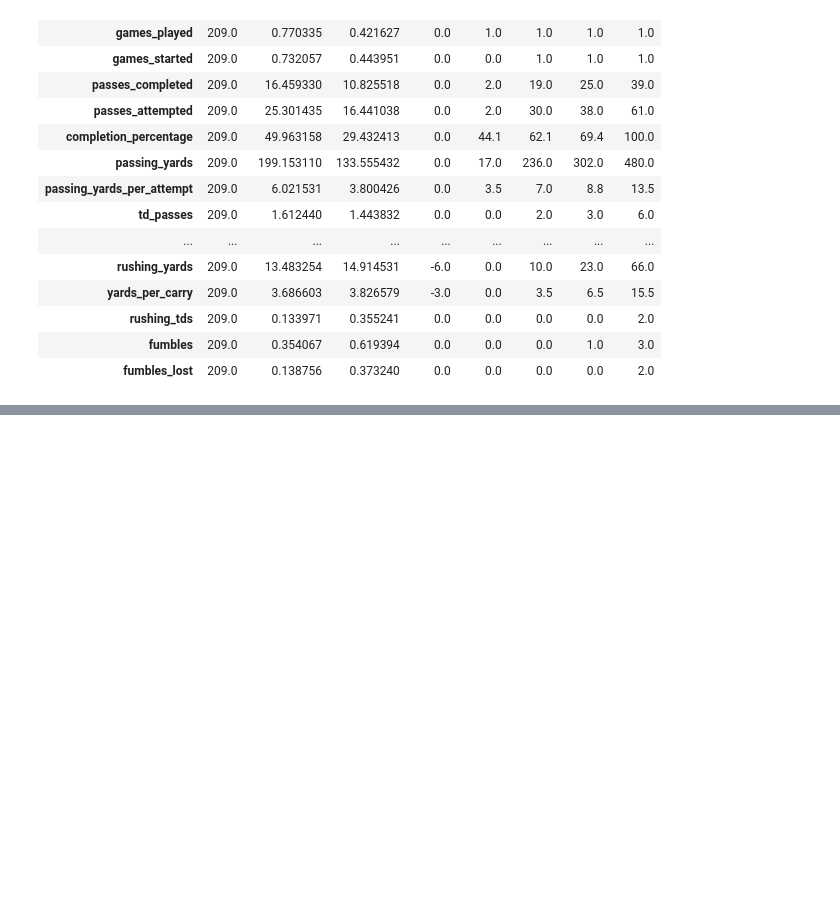
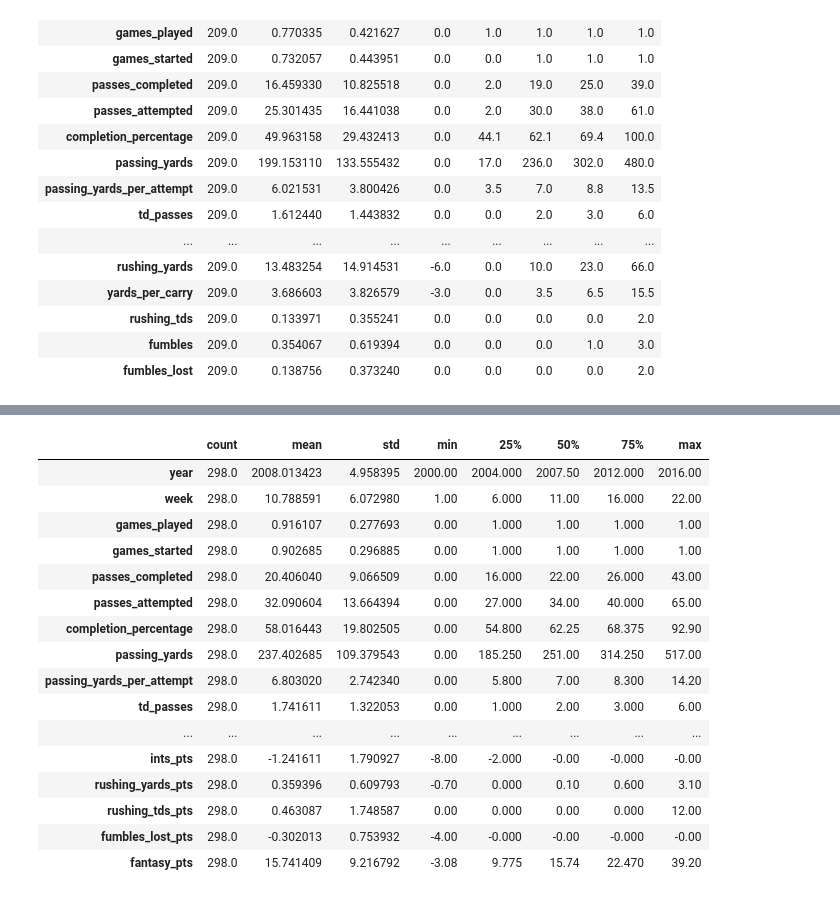
Before and after one commit to ccentola/nfl-eda, a Jupyter notebook: qb_game_logs.ipynb, the cells around one changed output, grey strips where cells are left out. Drawn from its saved outputs; the diff is of its cells as text; code cells hidden in the pictures; blank space fills up the shorter version.

```diff
--- a/qb_game_logs.ipynb
+++ b/qb_game_logs.ipynb
@@ -182,0 +263,20 @@ df[mask].describe().T
+# %%
+tb.describe().T
+# %% [output]
+|  | count | mean | std | min | 25% | 50% | 75% | max |
+| year | 298.0 | 2008.013423 | 4.958395 | 2000.00 | 2004.000 | 2007.50 | 2012.000 | 2016.00 |
+| week | 298.0 | 10.788591 | 6.072980 | 1.00 | 6.000 | 11.00 | 16.000 | 22.00 |
+| games_played | 298.0 | 0.916107 | 0.277693 | 0.00 | 1.000 | 1.00 | 1.000 | 1.00 |
+| games_started | 298.0 | 0.902685 | 0.296885 | 0.00 | 1.000 | 1.00 | 1.000 | 1.00 |
+| passes_completed | 298.0 | 20.406040 | 9.066509 | 0.00 | 16.000 | 22.00 | 26.000 | 43.00 |
+| passes_attempted | 298.0 | 32.090604 | 13.664394 | 0.00 | 27.000 | 34.00 | 40.000 | 65.00 |
+| completion_percentage | 298.0 | 58.016443 | 19.802505 | 0.00 | 54.800 | 62.25 | 68.375 | 92.90 |
+| passing_yards | 298.0 | 237.402685 | 109.379543 | 0.00 | 185.250 | 251.00 | 314.250 | 517.00 |
+| passing_yards_per_attempt | 298.0 | 6.803020 | 2.742340 | 0.00 | 5.800 | 7.00 | 8.300 | 14.20 |
+| td_passes | 298.0 | 1.741611 | 1.322053 | 0.00 | 1.000 | 2.00 | 3.000 | 6.00 |
+| ... | ... | ... | ... | ... | ... | ... | ... | ... |
+| ints_pts | 298.0 | -1.241611 | 1.790927 | -8.00 | -2.000 | -0.00 | -0.000 | -0.00 |
+| rushing_yards_pts | 298.0 | 0.359396 | 0.609793 | -0.70 | 0.000 | 0.10 | 0.600 | 3.10 |
+| rushing_tds_pts | 298.0 | 0.463087 | 1.748587 | 0.00 | 0.000 | 0.00 | 0.000 | 12.00 |
+| fumbles_lost_pts | 298.0 | -0.302013 | 0.753932 | -4.00 | -0.000 | -0.00 | -0.000 | -0.00 |
+| fantasy_pts | 298.0 | 15.741409 | 9.216792 | -3.08 | 9.775 | 15.74 | 22.470 | 39.20 |
```
Also changed, not shown: parts of 8 cells of this notebook.
